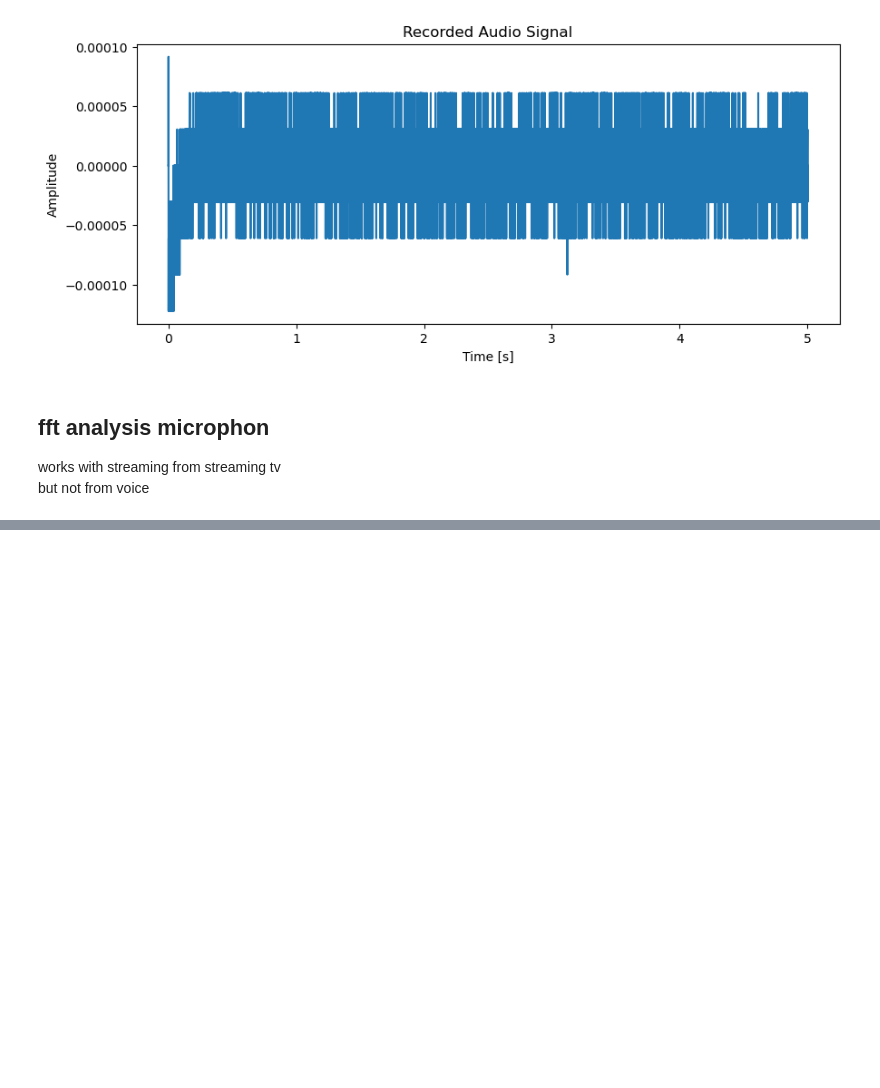
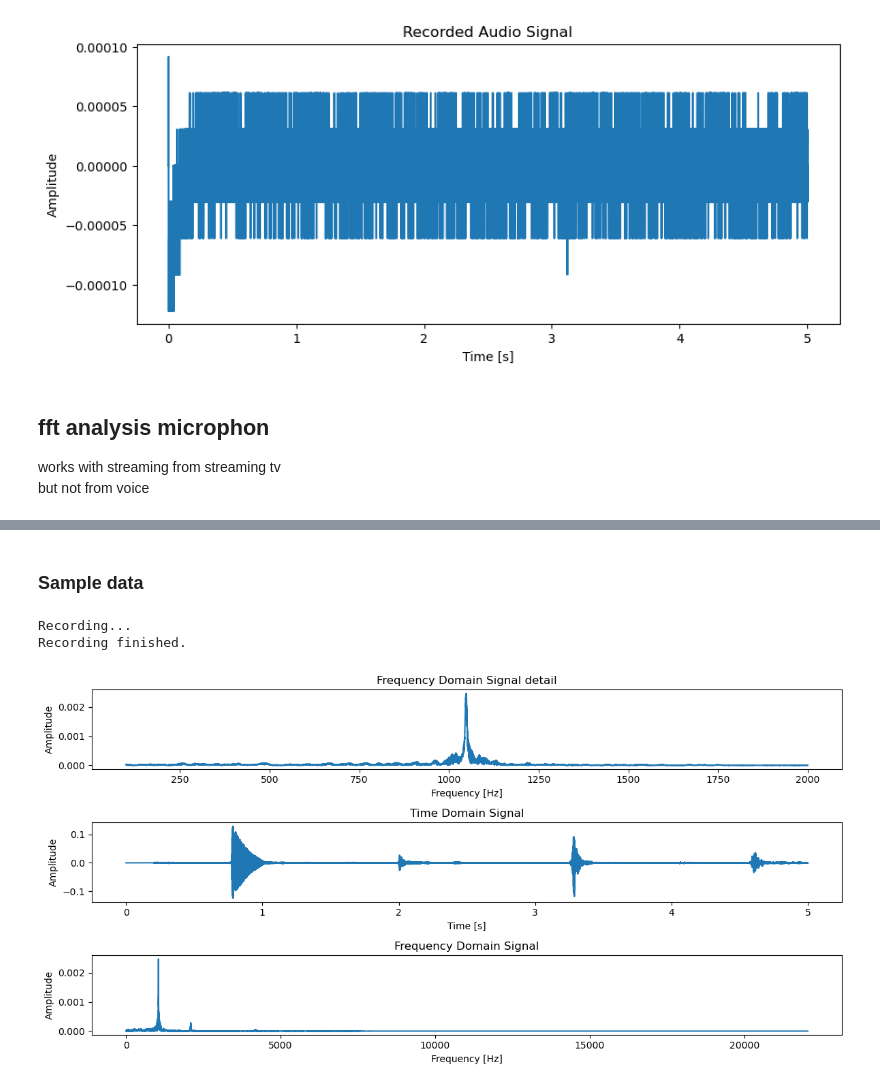
Before and after one commit to riglerandreas/fft_microfon_sound_analysis, a Jupyter notebook: test_sound_1.ipynb, the cells around one changed output, grey strips where cells are left out. Drawn from its saved outputs; the diff is of its cells as text; code cells hidden in the pictures; blank space fills up the shorter version.

Commit message:
sample data

```diff
--- a/test_sound_1.ipynb
+++ b/test_sound_1.ipynb
@@ -203,0 +212,8 @@ Recording finished.
+# %% [markdown]
+### Sample data
+# %%
+original_signal_hoch, df_fft = analyze_microphone_signal(duration = 5)
+# %% [output]
+Recording...
+Recording finished.
+[figure, added]
```
Also changed, not shown: parts of 22 cells of this notebook, 2 other files.
